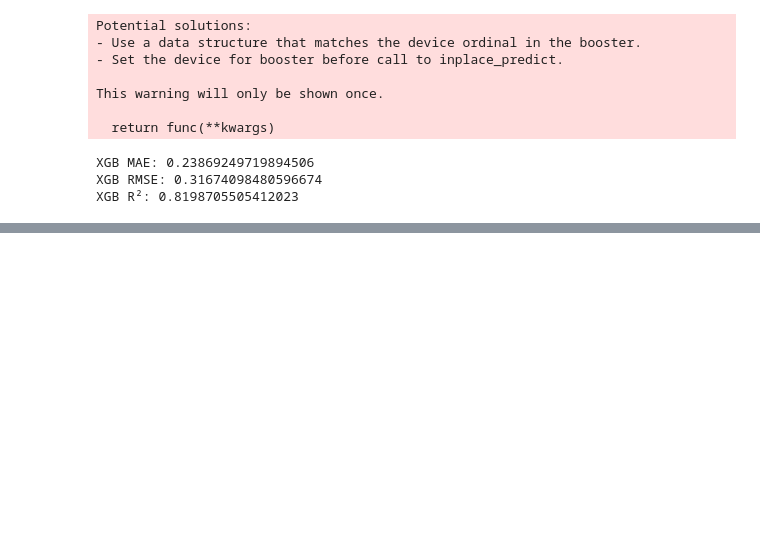
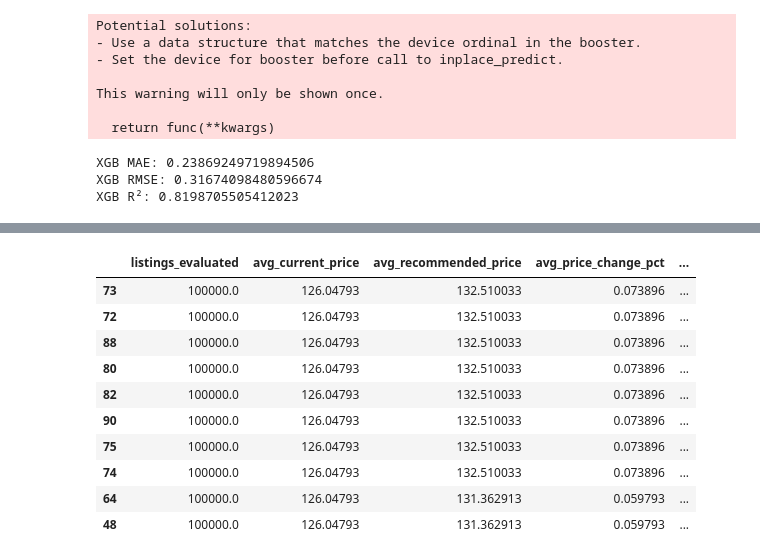
Before and after one commit to BiroBotond17/airbnbDS_project, a Jupyter notebook: notebooks/price_pred.ipynb, the cells around one changed output, grey strips where cells are left out. Drawn from its saved outputs; the diff is of its cells as text; code cells hidden in the pictures; blank space fills up the shorter version.

```diff
--- a/notebooks/price_pred.ipynb
+++ b/notebooks/price_pred.ipynb
@@ -594,0 +860,17 @@ XGB R²: 0.8198705505412023
+# %%
+scenario_results.sort_values(
+    by="company_revenue_uplift_proxy_total",
+    ascending=False
+).head(10)
+# %% [output]
+|  | listings_evaluated | avg_current_price | avg_recommended_price | avg_price_change_pct | ... |
+| 73 | 100000.0 | 126.04793 | 132.510033 | 0.073896 | ... |
+| 72 | 100000.0 | 126.04793 | 132.510033 | 0.073896 | ... |
+| 88 | 100000.0 | 126.04793 | 132.510033 | 0.073896 | ... |
+| 80 | 100000.0 | 126.04793 | 132.510033 | 0.073896 | ... |
+| 82 | 100000.0 | 126.04793 | 132.510033 | 0.073896 | ... |
+| 90 | 100000.0 | 126.04793 | 132.510033 | 0.073896 | ... |
+| 75 | 100000.0 | 126.04793 | 132.510033 | 0.073896 | ... |
+| 74 | 100000.0 | 126.04793 | 132.510033 | 0.073896 | ... |
+| 64 | 100000.0 | 126.04793 | 131.362913 | 0.059793 | ... |
+| 48 | 100000.0 | 126.04793 | 131.362913 | 0.059793 | ... |
```
Also changed, not shown: parts of 21 cells of this notebook, 8 other files.
